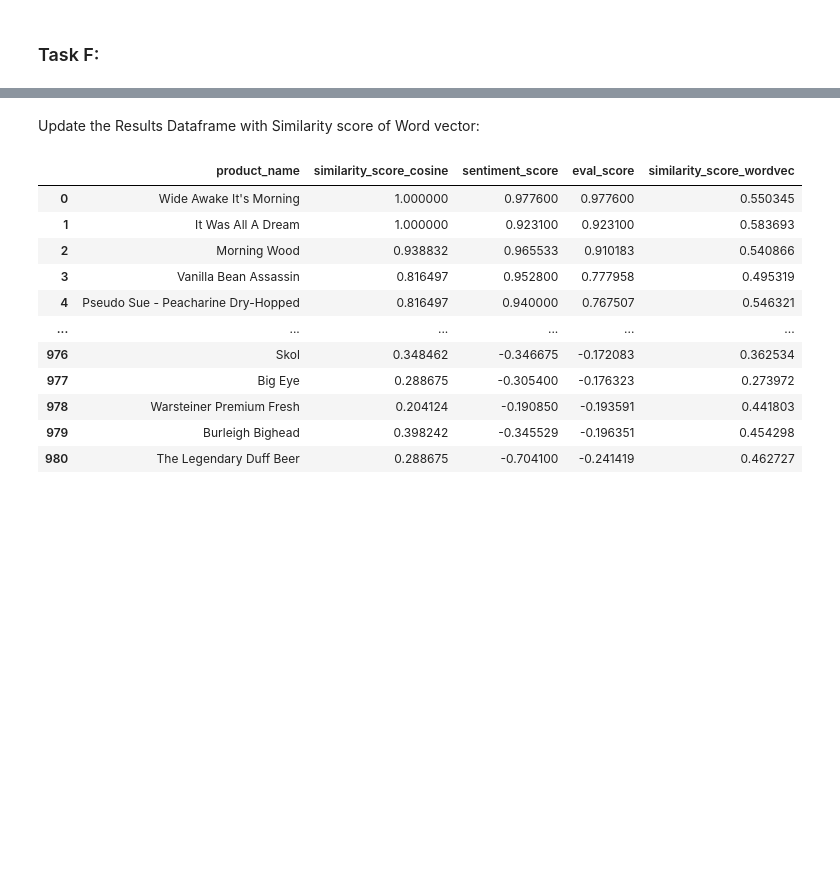
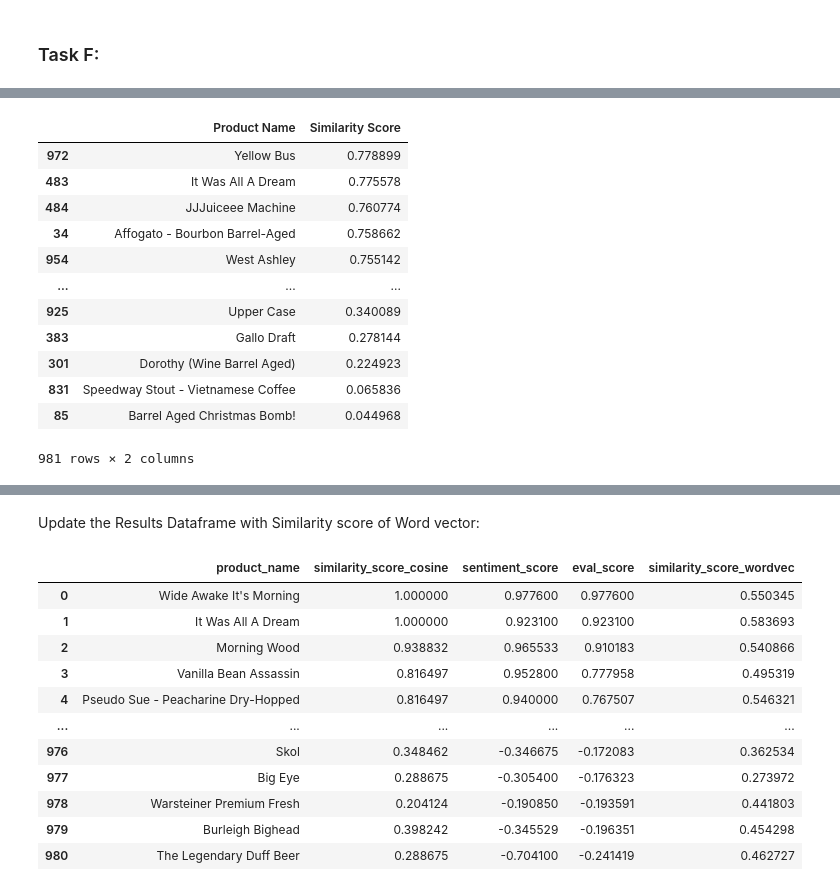
Before and after one commit to milindbhatiaa/Unstructured_Analytics, a Jupyter notebook: Homework 2/Unstructured_Assignment2_final.ipynb, the cells around one changed output, grey strips where cells are left out. Drawn from its saved outputs; the diff is of its cells as text; code cells hidden in the pictures; blank space fills up the shorter version.

```diff
--- a/Homework 2/Unstructured_Assignment2_final.ipynb
+++ b/Homework 2/Unstructured_Assignment2_final.ipynb
@@ -266,2 +308,27 @@ def calculate_similarity(attribute, review):
+# %%
+product_scores_ind = {}
+
+for product_name, group in wv_df.groupby("product_name"):
+    product_scores_ind[product_name] = {}
+    scores_i = [calculate_similarity(att_str, review) for review in group["product_review"]]
+    avg_score_i = sum(scores_i) / len(scores_i)
+    product_scores_ind[product_name] = avg_score_i
+
+df_wv_ind = pd.DataFrame(list(product_scores_ind.items()), columns=['Product Name', 'Similarity Score'])
+df_wv_ind.sort_values(by='Similarity Score',ascending=False)
+# %% [output]
+|  | Product Name | Similarity Score |
+| 972 | Yellow Bus | 0.778899 |
+| 483 | It Was All A Dream | 0.775578 |
+| 484 | JJJuiceee Machine | 0.760774 |
+| 34 | Affogato - Bourbon Barrel-Aged | 0.758662 |
+| 954 | West Ashley | 0.755142 |
+| ... | ... | ... |
+| 925 | Upper Case | 0.340089 |
+| 383 | Gallo Draft | 0.278144 |
+| 301 | Dorothy (Wine Barrel Aged) | 0.224923 |
+| 831 | Speedway Stout - Vietnamese Coffee | 0.065836 |
+| 85 | Barrel Aged Christmas Bomb! | 0.044968 |
+981 rows × 2 columns
 # %%
 product_scores = {}
```
Also changed, not shown: parts of 15 cells of this notebook, 1 other file.
